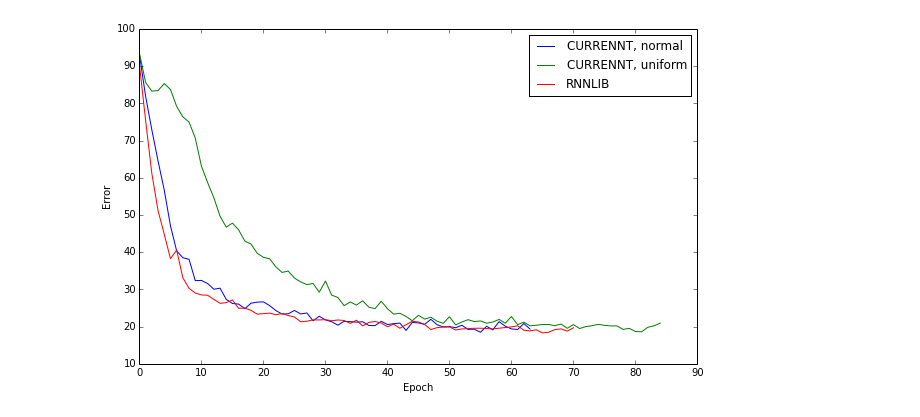
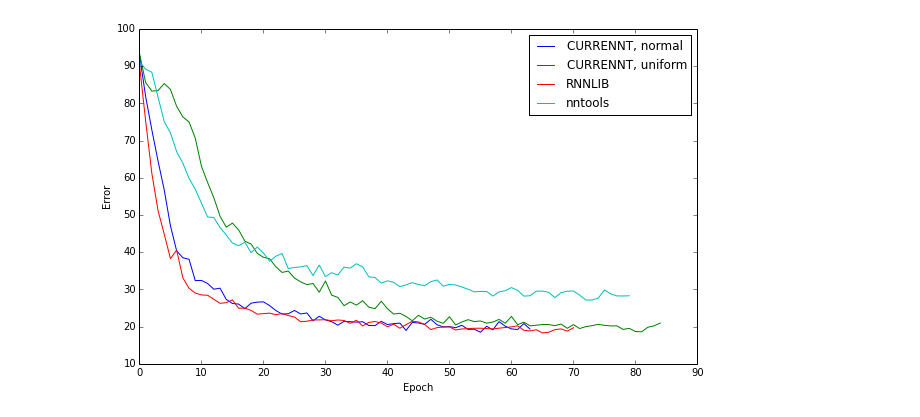
Before and after one commit to craffel/lstm_benchmarks, a Jupyter notebook: parse_results.ipynb, the cells around one changed output. Cells and saved outputs as stored; diff of their text form; code cells hidden in the pictures.

Commit message:
For parsing nntools logs now that it actually might compete

```diff
--- a/parse_results.ipynb
+++ b/parse_results.ipynb
@@ -68,17 +68,49 @@ def parse_rnnlib(log_file):
             if 'crossEntropyError' in line and 'best' not in line and validation:
                 costs.append(float(line.split(' ')[1]))
     return times, costs, errors
+# %%
+def parse_nntools(log_file):
+    '''
+    Parse a logfile from nntools experiment
+
+    :parameters:
+        - log_file : str
+            Path to nntools experiment log
+    :returns:
+        - times : np.ndarray
+            Times, in seconds, of each epoch
+        - costs : np.ndarray
+            Validation cost after each epoch
+        - errors : np.ndarray
+            Validation error after each epoch
+    '''
+    time = 0
+    times = []
+    costs = []
+    errors = []
+    validation = False
+    with open(log_file, 'r') as f:
+        for line in f:
+            if 'Epoch' in line:
+                times.append(time)
+                fields = line.split(',')
+                time += float(fields[0].split('took ')[1])
+                costs.append(float(fields[1].split(' = ')[1]))
+                errors.append(float(fields[2].split(' = ')[1])*100)
+    return times, costs, errors
 # %%
 plt.figure(figsize=(10,6))
 times, costs, errors = parse_currennt('currennt/normal.log')
 plt.plot(errors)
 times, costs, errors = parse_currennt('currennt/uniform.log')
 plt.plot(errors)
 times, costs, errors = parse_rnnlib('rnnlib/classification@2014.10.25-07.51.41.157093.log')
 plt.plot(errors)
-plt.legend(['CURRENNT, normal', 'CURRENNT, uniform', 'RNNLIB'])
+times, costs, errors = parse_nntools('nntools/experiment.log')
+plt.plot(errors[:80])
+plt.legend(['CURRENNT, normal', 'CURRENNT, uniform', 'RNNLIB', 'nntools'])
 plt.ylabel('Error')
 plt.xlabel('Epoch')
 plt.savefig('errors.png')
 # %% [output]
-[figure, old version]
+[figure, new version]
```
